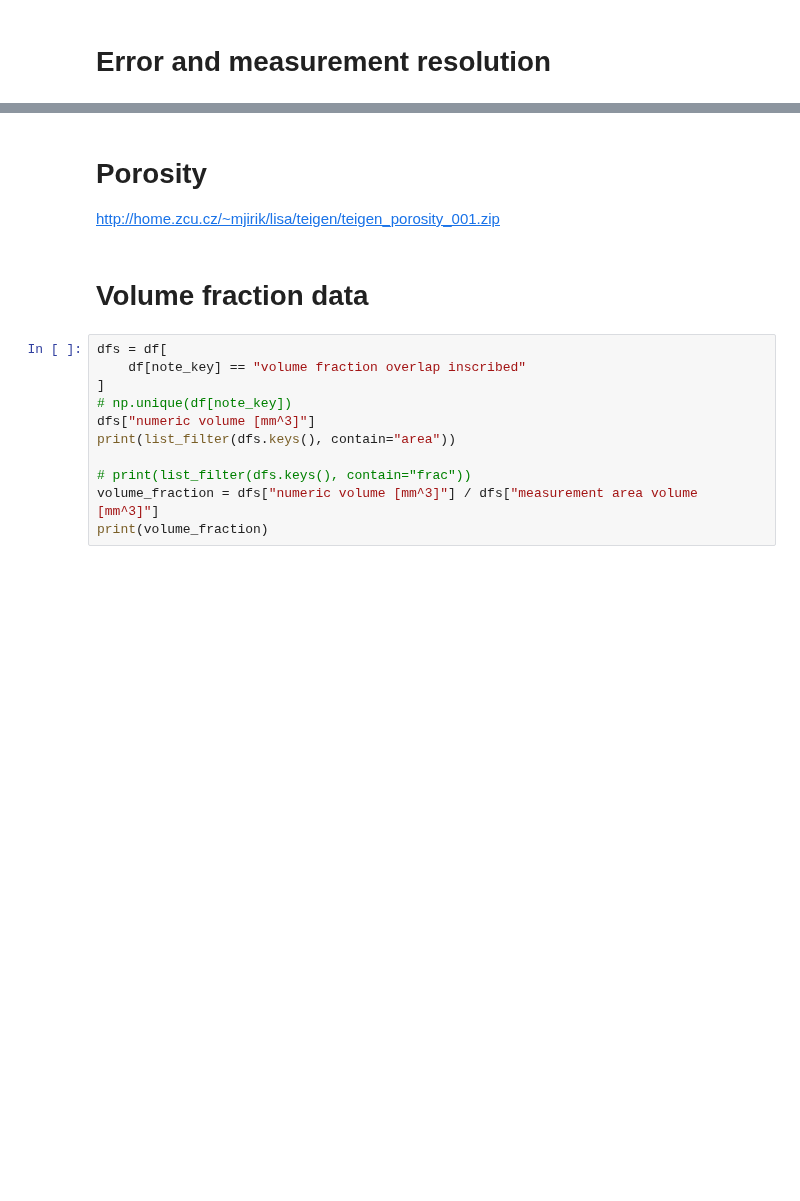
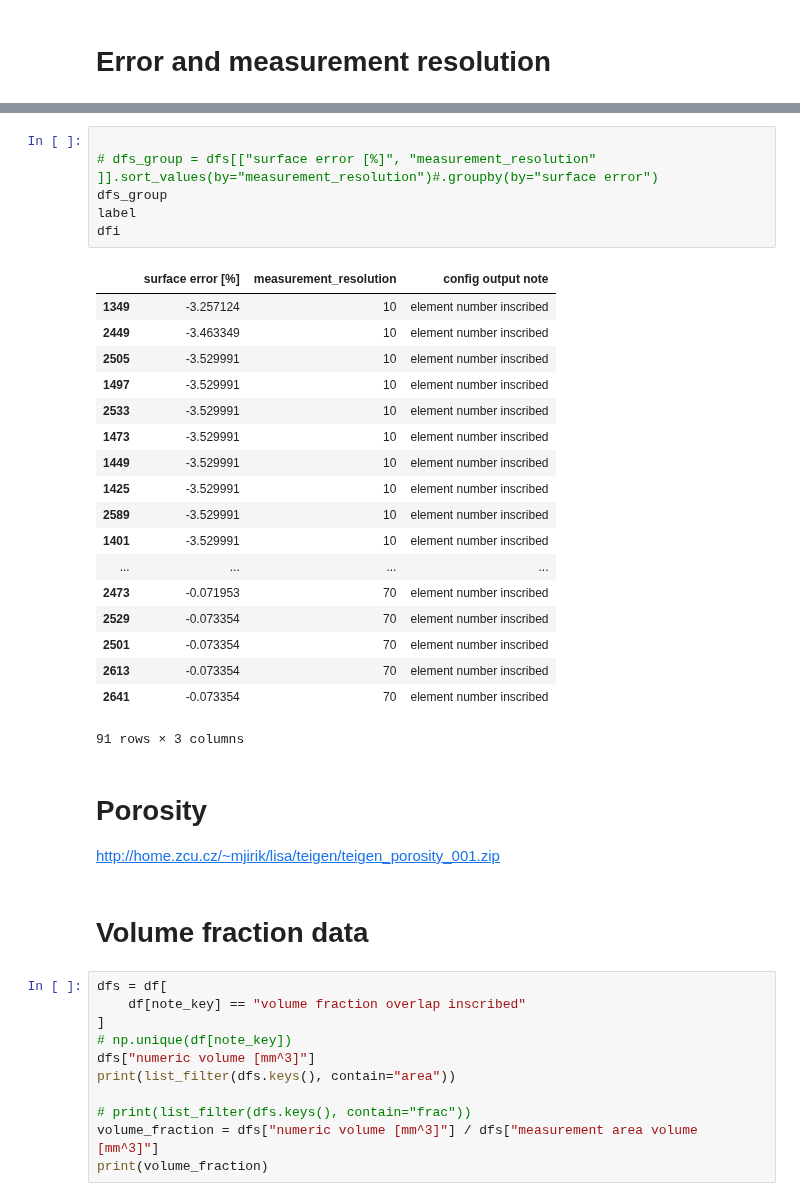
Before and after one commit to mjirik/teigen, a Jupyter notebook: examples/paperfigures.ipynb, the cells around one changed output, grey strips where cells are left out. Cells and saved outputs as stored; diff of their text form; blank space fills up the shorter version.

```diff
--- a/examples/paperfigures.ipynb
+++ b/examples/paperfigures.ipynb
@@ -192,3 +245,28 @@ dfs_group.groupby(by="measurement_resolution").mean().abs().reset_index().plot(x
+# %%
+
+# dfs_group = dfs[["surface error [%]", "measurement_resolution" ]].sort_values(by="measurement_resolution")#.groupby(by="surface error")
+dfs_group
+label
+dfi
+# %% [output]
+|  | surface error [%] | measurement_resolution | config output note |
+| 1349 | -3.257124 | 10 | element number inscribed |
+| 2449 | -3.463349 | 10 | element number inscribed |
+| 2505 | -3.529991 | 10 | element number inscribed |
+| 1497 | -3.529991 | 10 | element number inscribed |
+| 2533 | -3.529991 | 10 | element number inscribed |
+| 1473 | -3.529991 | 10 | element number inscribed |
+| 1449 | -3.529991 | 10 | element number inscribed |
+| 1425 | -3.529991 | 10 | element number inscribed |
+| 2589 | -3.529991 | 10 | element number inscribed |
+| 1401 | -3.529991 | 10 | element number inscribed |
+| ... | ... | ... | ... |
+| 2473 | -0.071953 | 70 | element number inscribed |
+| 2529 | -0.073354 | 70 | element number inscribed |
+| 2501 | -0.073354 | 70 | element number inscribed |
+| 2613 | -0.073354 | 70 | element number inscribed |
+| 2641 | -0.073354 | 70 | element number inscribed |
+91 rows × 3 columns
 # %% [markdown]
 # Porosity
 
```
Also changed, not shown: parts of 9 cells of this notebook.
